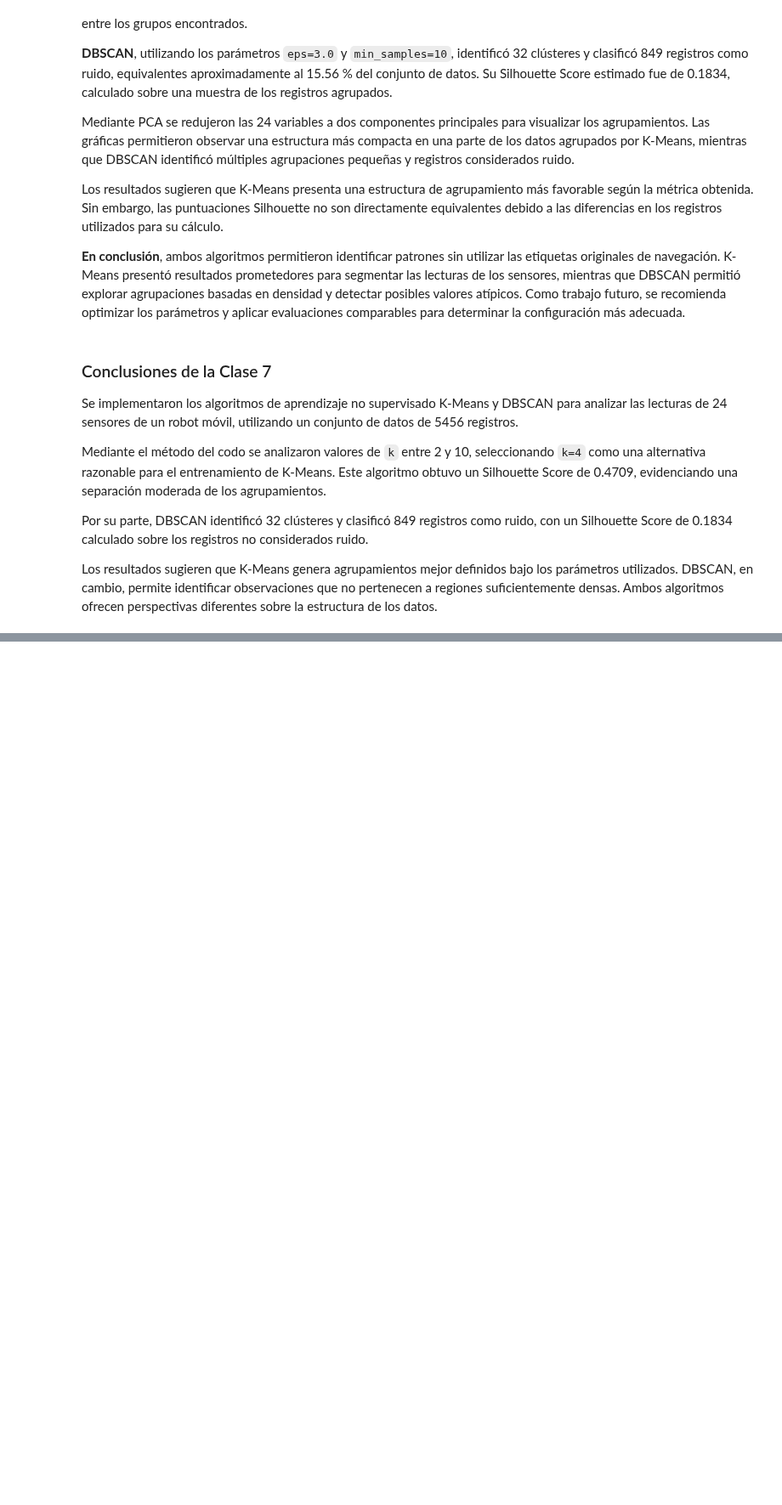
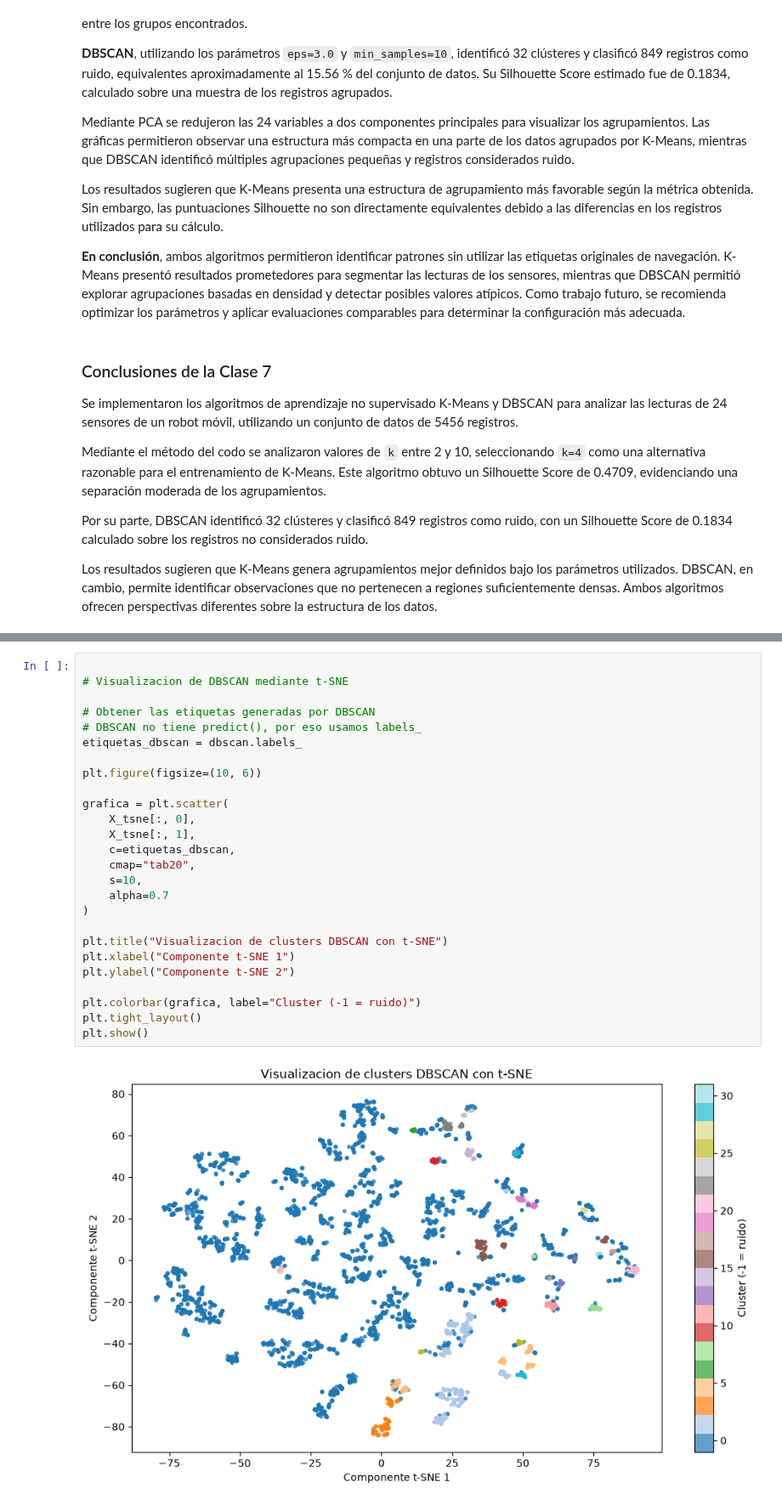
Before and after one commit to Genesis1977/mi-practica1-Morales, a Jupyter notebook: notebooks/03_clustering.ipynb, the cells around one changed output, grey strips where cells are left out. Shown at 85% size. Cells and saved outputs as stored; diff of their text form; blank space fills up the shorter version.

```diff
--- a/notebooks/03_clustering.ipynb
+++ b/notebooks/03_clustering.ipynb
@@ -165,0 +206,28 @@ Los resultados sugieren que K-Means genera agrupamientos mejor definidos bajo lo
+# %%
+
+# Visualizacion de DBSCAN mediante t-SNE
+
+# Obtener las etiquetas generadas por DBSCAN
+# DBSCAN no tiene predict(), por eso usamos labels_
+etiquetas_dbscan = dbscan.labels_
+
+plt.figure(figsize=(10, 6))
+
+grafica = plt.scatter(
+    X_tsne[:, 0],
+    X_tsne[:, 1],
+    c=etiquetas_dbscan,
+    cmap="tab20",
+    s=10,
+    alpha=0.7
+)
+
+plt.title("Visualizacion de clusters DBSCAN con t-SNE")
+plt.xlabel("Componente t-SNE 1")
+plt.ylabel("Componente t-SNE 2")
+
+plt.colorbar(grafica, label="Cluster (-1 = ruido)")
+plt.tight_layout()
+plt.show()
+# %% [output]
+[figure, added]
```
Also changed, not shown: parts of 3 cells of this notebook, 1 other file.
